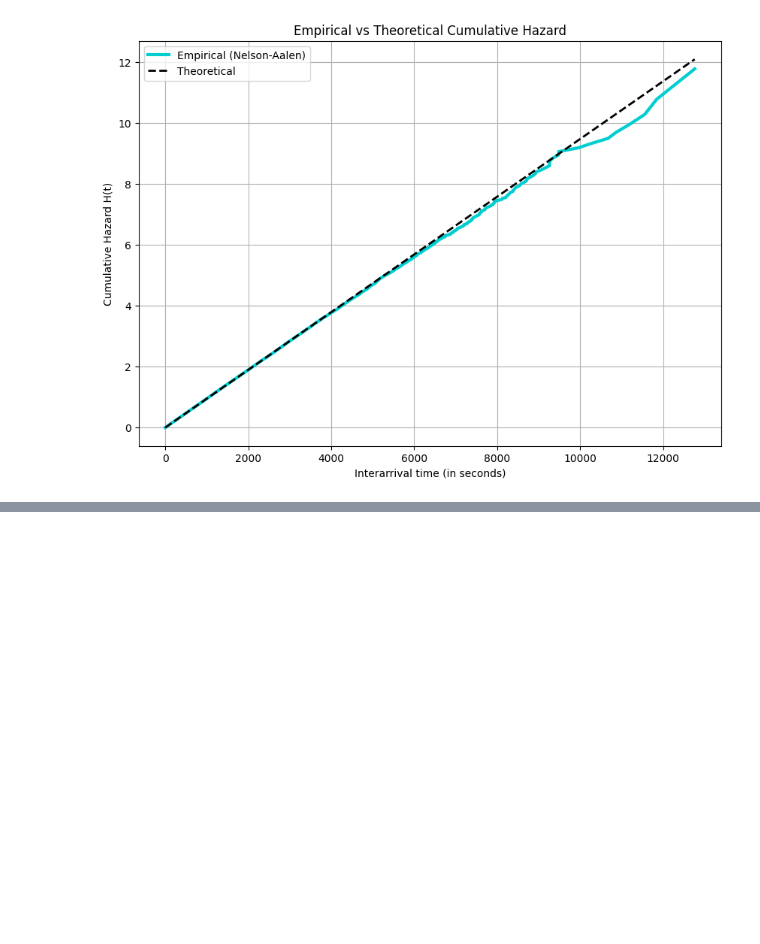
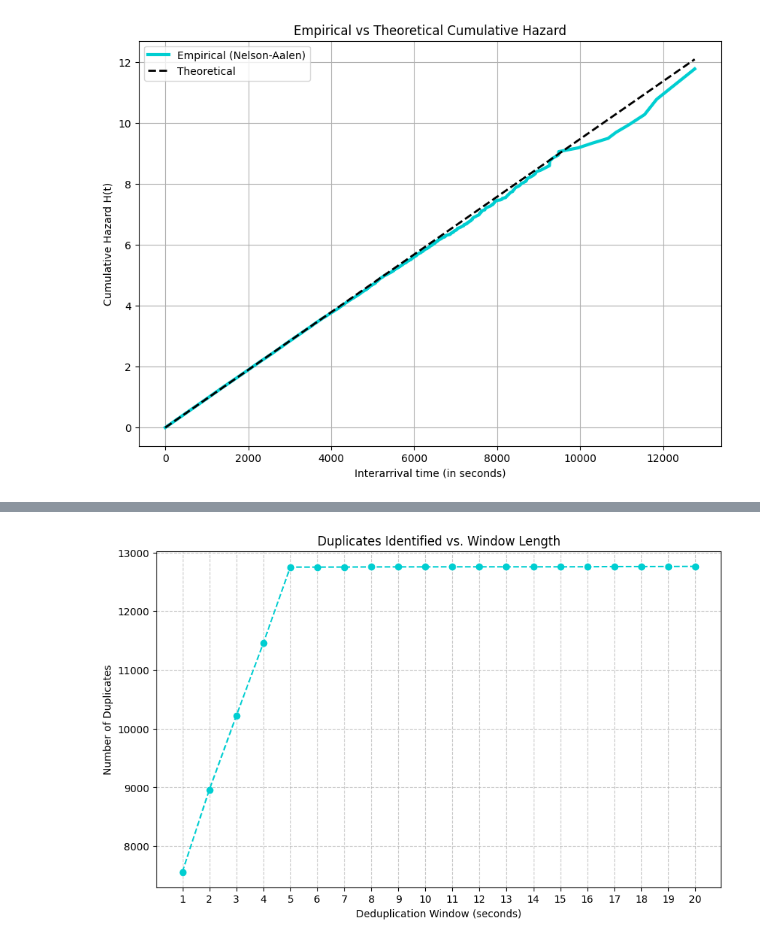
Before and after one commit to DhruvVohra11/gpu_cluster_analysis, a Jupyter notebook: ProjectPart2.ipynb, the cells around one changed output, grey strips where cells are left out. Drawn from its saved outputs; the diff is of its cells as text; code cells hidden in the pictures; blank space fills up the shorter version.

```diff
--- a/ProjectPart2.ipynb
+++ b/ProjectPart2.ipynb
@@ -451,0 +573,33 @@ plt.show()
+# %%
+window = [1,2,3,4,5,6,7,8,9,10,11,12,13,14,15,16,17,18,19,20]
+num_dups = []
+
+for w in window:  #similar to 3.1a , but this time we try to find the ideal window size and see if it makes a difference
+    #to do this just put 3.1a in a giant loop with a temp anchors_w and dup_count to find the optimal window size
+    anchors_w = {}
+    dup_count = 0
+    for idx, row in df_noisy.iterrows():
+        key = (row["node_name"],row["device_id"])
+        if key in anchors_w:
+            anchor = anchors_w[key]
+            if (row["XID"] == anchor["XID"]) and ((row["timestamp"] - anchor["timestamp"]) <= w): #finding the right sized window
+                dup_count += 1 #this time we just count and dont need to append anything to any list
+            else:
+                anchors_w[key] = row
+                continue
+        if key not in anchors_w:
+            anchors_w[key] = row
+
+    num_dups.append(dup_count)
+# %%
+
+plt.figure(figsize=(10, 6))
+plt.plot(window, num_dups, marker='o', color='darkturquoise', linestyle='--')
+plt.title("Duplicates Identified vs. Window Length")
+plt.xlabel("Deduplication Window (seconds)")
+plt.ylabel("Number of Duplicates")
+plt.xticks(window_lengths)
+plt.grid(True, linestyle='--', alpha=0.7)
+plt.show()
+# %% [output]
+[figure, added]
```
Also changed, not shown: parts of 7 cells of this notebook, 1 other file.
